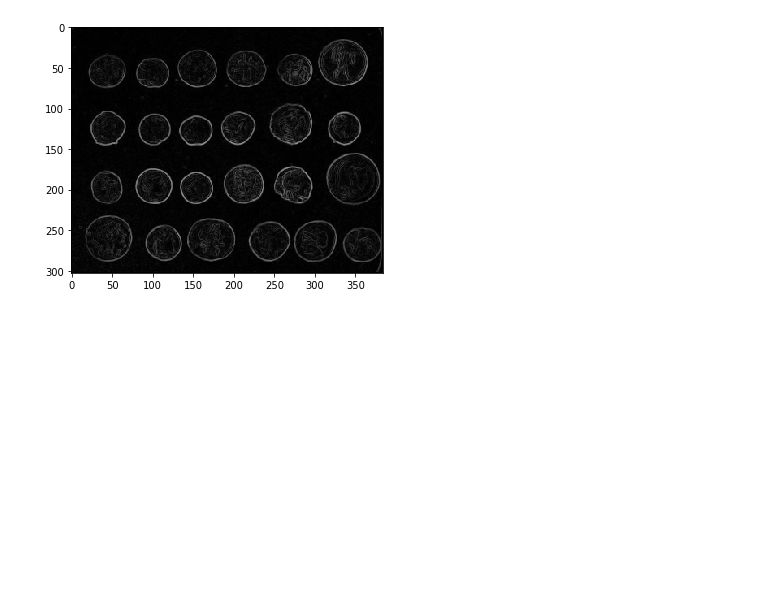
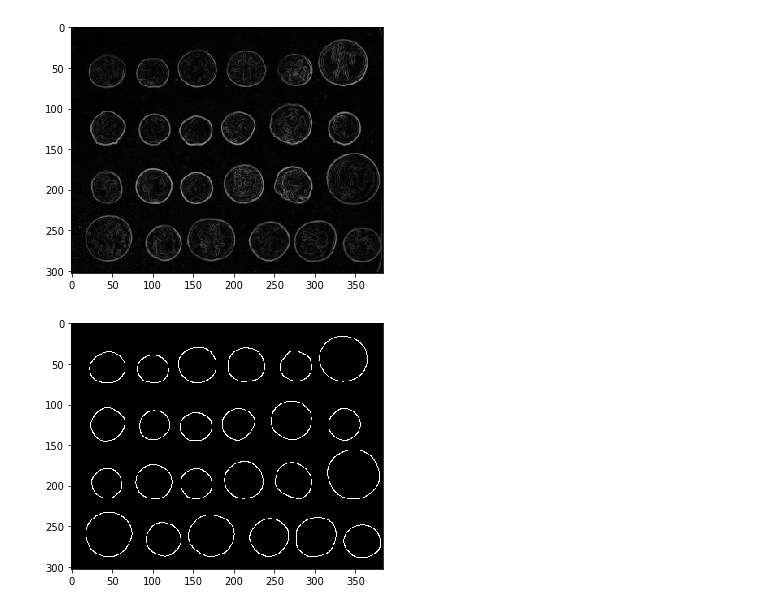
Before and after one commit to Ugur0855/GoogleCollab, a Jupyter notebook: Python_ile_görüntü_işleme.ipynb, the cells around one changed output. Cells and saved outputs as stored; diff of their text form; code cells hidden in the pictures; blank space fills up the shorter version.

```diff
--- a/Python_ile_görüntü_işleme.ipynb
+++ b/Python_ile_görüntü_işleme.ipynb
@@ -13,3 +17,8 @@ kenarlar = filters.sobel(I);
 io.imshow(kenarlar);
 # %% [output]
 [figure]
+# %%
+edges1 = feature.canny(I, sigma=4)
+io.imshow(edges1);
+# %% [output]
+[figure, added]
```
Also changed, not shown: parts of 6 cells of this notebook.
